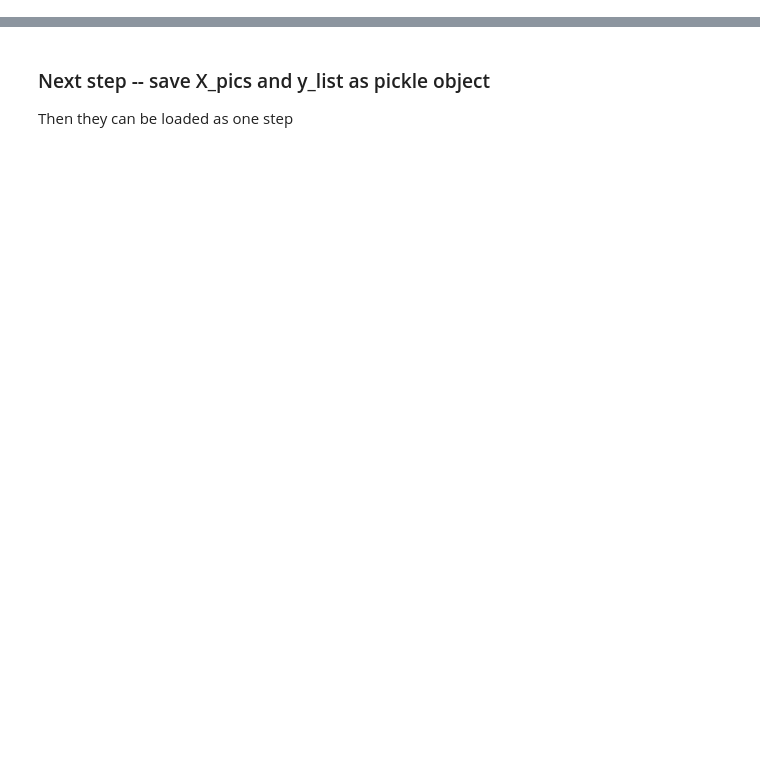
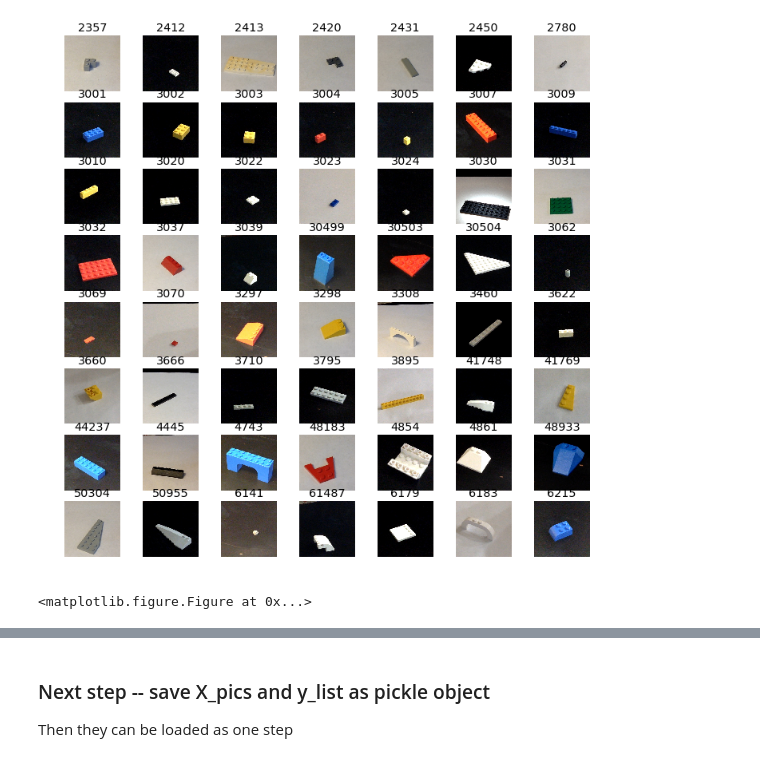
Before and after one commit to brsilver2001/bricks_from_bins_to_kits, a Jupyter notebook: Example_pictures_pickle.ipynb, the cells around one changed output, grey strips where cells are left out. Saved outputs shown, nothing was run; the diff lists cells and outputs as text; code cells hidden in the pictures; blank space fills up the shorter version.

```diff
--- a/Example_pictures_pickle.ipynb
+++ b/Example_pictures_pickle.ipynb
@@ -44,2 +69,14 @@ for idx in range(shape[0]):
 # %%
 X = X.astype(np.uint8)
+# %%
+fig, axes = plt.subplots(8,7,figsize=(12,12))
+for idx, ax in enumerate( axes.flatten()):
+    ax.imshow(X[idx])
+    ax.grid(False)
+    ax.axis('off')
+    ax.set_title(y_list[idx])
+plt.show();
+plt.savefig("all_examples.png", bbox_inches='tight')
+# %% [output]
+[figure, added]
+<matplotlib.figure.Figure at 0x...>
```
Also changed, not shown: parts of 5 cells of this notebook, 7 other files.
